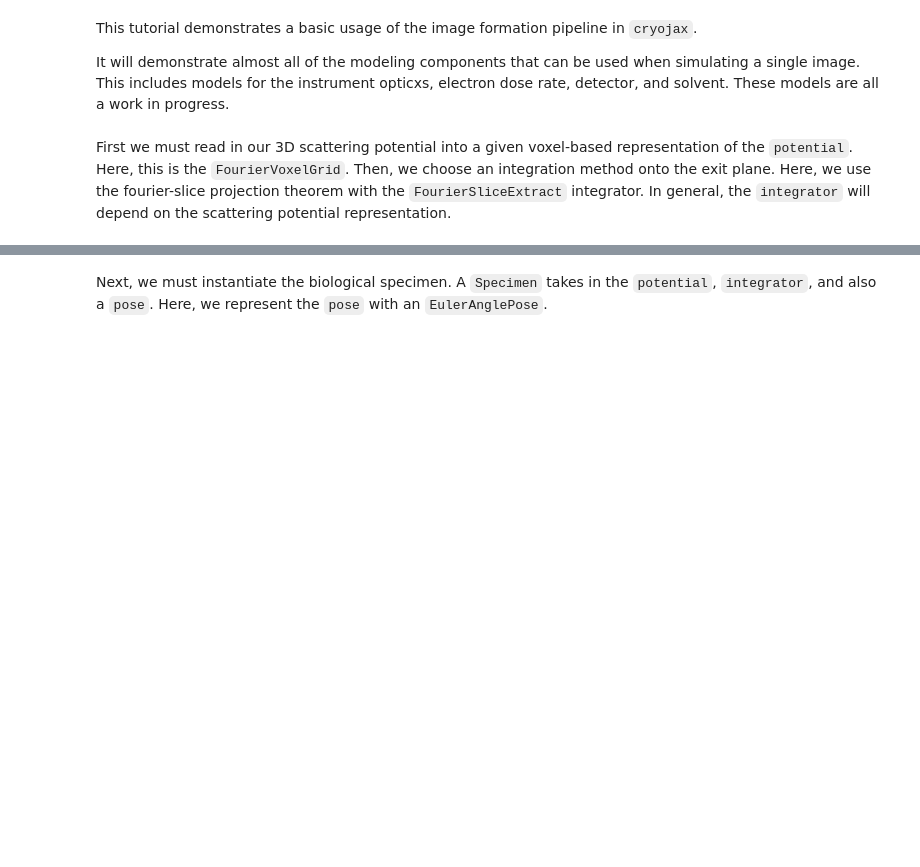
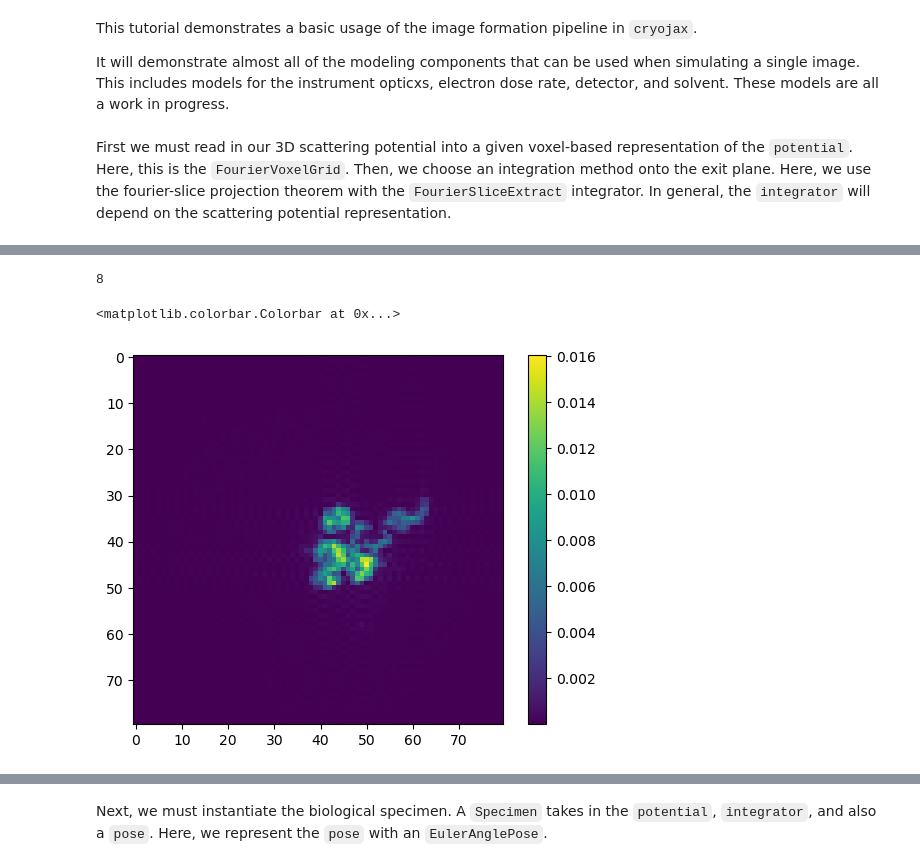
Before and after one commit to mjo22/cryojax, a Jupyter notebook: docs/examples/simulate-image.ipynb, the cells around one changed output, grey strips where cells are left out. Cells and saved outputs as stored; diff of their text form; code cells hidden in the pictures; blank space fills up the shorter version.

```diff
--- a/docs/examples/simulate-image.ipynb
+++ b/docs/examples/simulate-image.ipynb
@@ -38,0 +73,42 @@ integrator = cxs.FourierSliceExtract(interpolation_order=1)
+# %%
+real_slices = potential_real.swapaxes(0, 2).swapaxes(0, 1)  # z-axis is the first axis
+real_slices = potential.real_voxel_grid.swapaxes(0, 2).swapaxes(
+    0, 1
+)  # z-axis is the first axis
+
+
+shape = real_slices.shape[1:]
+plane_wave_n = jnp.ones(shape, dtype=jnp.complex64)
+
+n_voxel_per_slice = 10
+real_slices = real_slices.reshape(-1, n_voxel_per_slice, *shape).sum(1)
+
+
+sigma = 1
+transmission = jnp.exp(1j * sigma * real_slices)
+delta_z = n_voxel_per_slice * voxel_size
+voxel_size = 1
+config = cxs.ImageConfig(shape=shape, pixel_size=voxel_size)
+kx, ky = config.wrapped_coordinate_grid_in_angstroms.array.T
+k2 = jnp.hypot(kx, ky) ** 2
+lam = 0.03 / 1000  # 3 pm
+fresnel_propagator = jnp.exp(-1j * jnp.pi * lam * k2 * delta_z)
+
+plane_wave_ns = jnp.zeros((len(real_slices), *shape), dtype=jnp.complex64)
+for n in range(len(transmission)):
+    tn = transmission[n]
+    t_psi_f = jnp.fft.fftn(tn * plane_wave_n)
+    t_psi_f_shift = jnp.fft.fftshift(t_psi_f)
+    plane_wave_ns = plane_wave_ns.at[n].set(
+        jnp.fft.ifftn(t_psi_f_shift * fresnel_propagator)
+    )
+# %%
+len(real_slices)
+# %% [output]
+8
+# %%
+plt.imshow(jnp.abs(real_slices[0]))
+plt.colorbar()
+# %% [output]
+<matplotlib.colorbar.Colorbar at 0x...>
+[figure, added]
```
Also changed, not shown: parts of 9 cells of this notebook, 1 other file.
